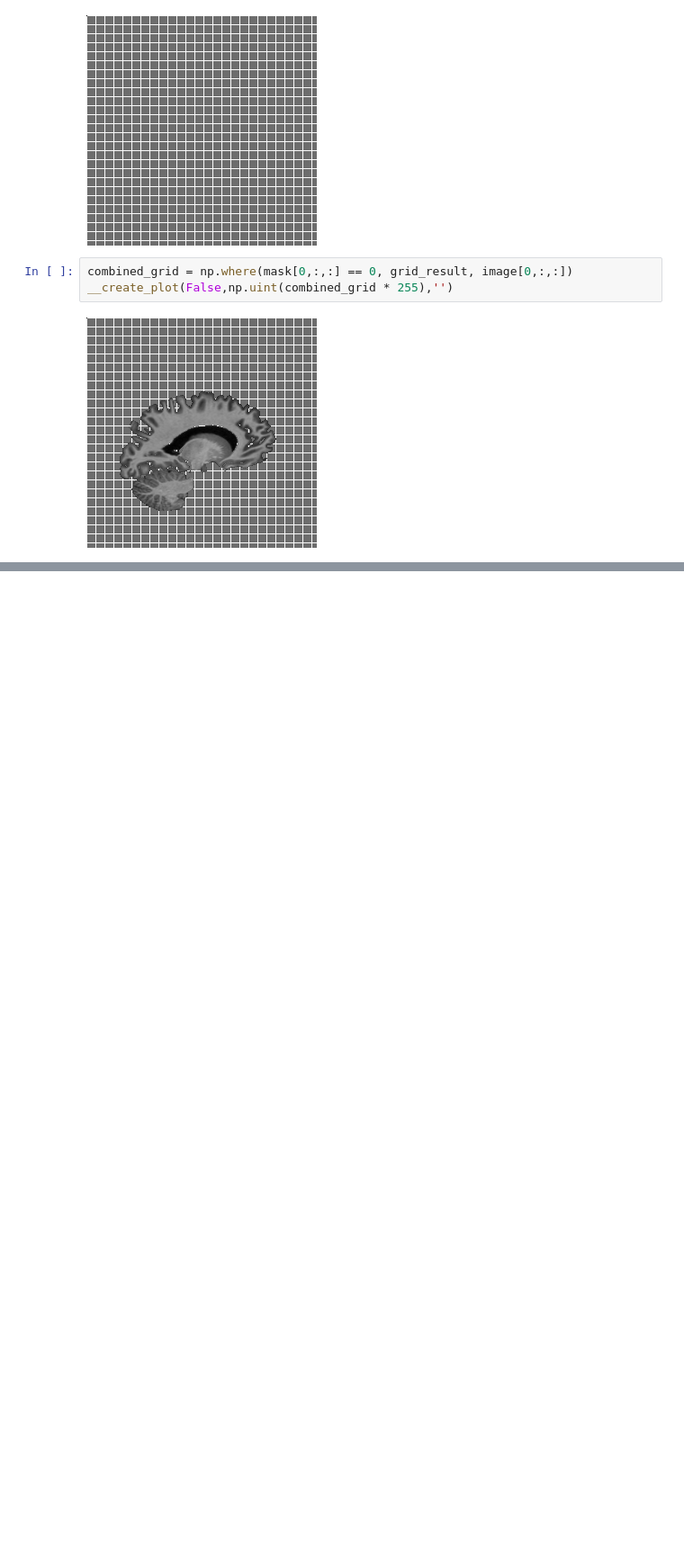
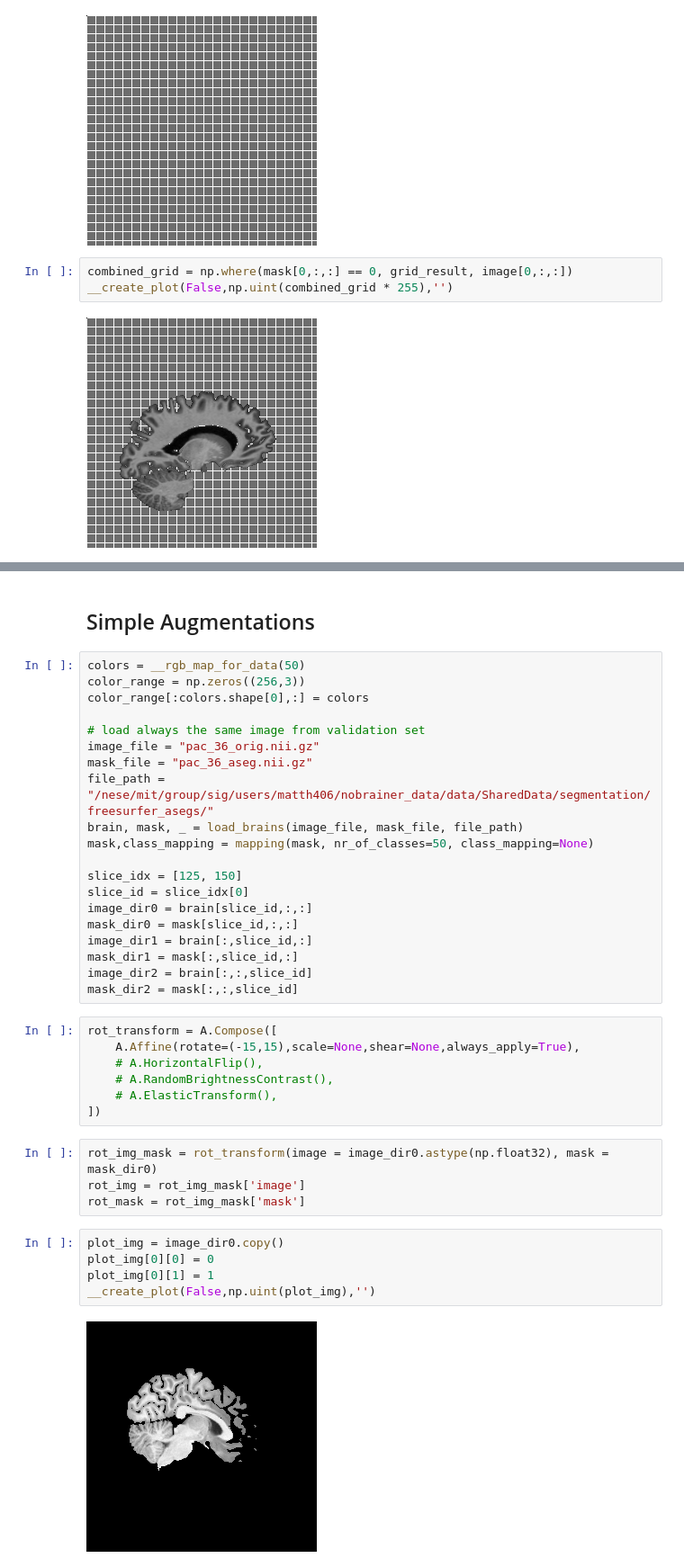
Before and after one commit to sabeenlohawala/brain_segmentation, a Jupyter notebook: notebooks/augmentation_scratch.ipynb, the cells around one changed output, grey strips where cells are left out. Shown at 90% size. Cells and saved outputs as stored; diff of their text form; blank space fills up the shorter version.

```diff
--- a/notebooks/augmentation_scratch.ipynb
+++ b/notebooks/augmentation_scratch.ipynb
@@ -906,0 +921,40 @@ __create_plot(False,np.uint(combined_grid * 255),'')
+# %% [markdown]
+## Simple Augmentations
+# %%
+colors = __rgb_map_for_data(50)
+color_range = np.zeros((256,3))
+color_range[:colors.shape[0],:] = colors
+
+# load always the same image from validation set
+image_file = "pac_36_orig.nii.gz"
+mask_file = "pac_36_aseg.nii.gz"
+file_path = "/nese/mit/group/sig/users/matth406/nobrainer_data/data/SharedData/segmentation/freesurfer_asegs/"
+brain, mask, _ = load_brains(image_file, mask_file, file_path)
+mask,class_mapping = mapping(mask, nr_of_classes=50, class_mapping=None)
+
+slice_idx = [125, 150]
+slice_id = slice_idx[0]
+image_dir0 = brain[slice_id,:,:]
+mask_dir0 = mask[slice_id,:,:]
+image_dir1 = brain[:,slice_id,:]
+mask_dir1 = mask[:,slice_id,:]
+image_dir2 = brain[:,:,slice_id]
+mask_dir2 = mask[:,:,slice_id]
+# %%
+rot_transform = A.Compose([
+    A.Affine(rotate=(-15,15),scale=None,shear=None,always_apply=True),
+    # A.HorizontalFlip(),
+    # A.RandomBrightnessContrast(),
+    # A.ElasticTransform(),
+])
+# %%
+rot_img_mask = rot_transform(image = image_dir0.astype(np.float32), mask = mask_dir0)
+rot_img = rot_img_mask['image']
+rot_mask = rot_img_mask['mask']
+# %%
+plot_img = image_dir0.copy()
+plot_img[0][0] = 0
+plot_img[0][1] = 1
+__create_plot(False,np.uint(plot_img),'')
+# %% [output]
+[figure, added]
```
Also changed, not shown: parts of 26 cells of this notebook, 19 other files.
